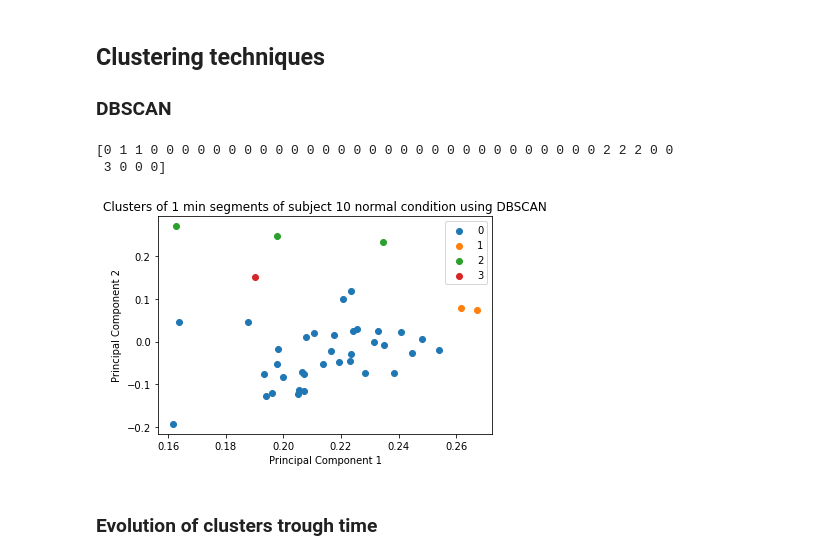
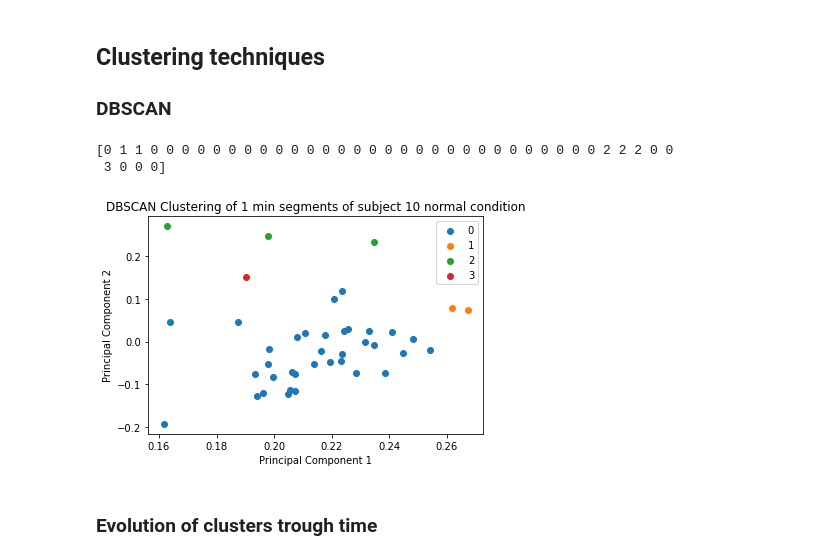
Before and after one commit to fruste/driver-drowsiness, a Jupyter notebook: code/embeddings_analysis.ipynb, the cells around one changed output. Saved outputs shown, nothing was run; the diff lists cells and outputs as text; code cells hidden in the pictures.

```diff
--- a/code/embeddings_analysis.ipynb
+++ b/code/embeddings_analysis.ipynb
@@ -78,35 +78,35 @@ plt.show()
 # %%
 def plot_clusters(embs, pri_comps, epsilon, cond):
     cluster_model = DBSCAN(eps = epsilon, min_samples = 1).fit(np.array(embs))
     labels = cluster_model.labels_
     uni_labels = np.unique(labels)
     print(labels)
 
     all_values = []
     for label in uni_labels:
         label_values = []
         for i, emb in enumerate(pri_comps):
             if labels[i] == label:
                 label_values.append(list(pri_comps[i]))
         plt.scatter(np.array(label_values)[:,0], np.array(label_values)[:,1], label = str(label))
 
     plt.xlabel('Principal Component 1')
     plt.ylabel('Principal Component 2')
-    plt.title('Clusters of 1 min segments of subject ' + subject[-2:]  + ' ' + cond + ' condition using DBSCAN')
+    plt.title('DBSCAN Clustering of 1 min segments of subject ' + subject[-2:]  + ' ' + cond + ' condition')
     plt.legend()
 
     plt.savefig('../final_figures/clusters_' + subject + '_' + cond + '.jpg')
     plt.show()
 
     return labels
 
 #all_labels = plot_clusters(all_embs, pri_comps, 0.3, "all")
 normal_labels = plot_clusters(avg_norm_embs, pc_normal, 0.24, "normal")
 #sleep_labels = plot_clusters(avg_sleep_embs, pc_sleep, 0.25, "sleepy")
 # %% [output]
 [0 1 1 0 0 0 0 0 0 0 0 0 0 0 0 0 0 0 0 0 0 0 0 0 0 0 0 0 0 0 0 0 2 2 2 0 0
  3 0 0 0]
-[figure, old version]
+[figure, new version]
 # %% [markdown]
 ### Evolution of clusters trough time
 # %%
```
Also changed, not shown: 8 other files.
